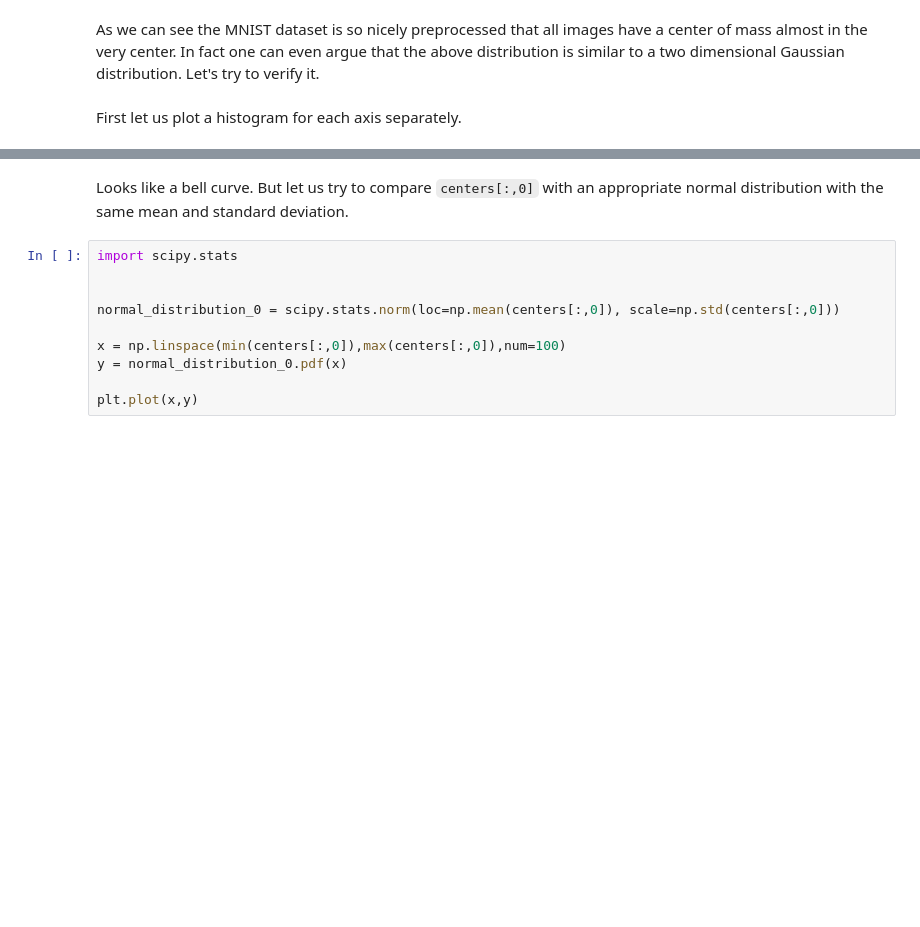
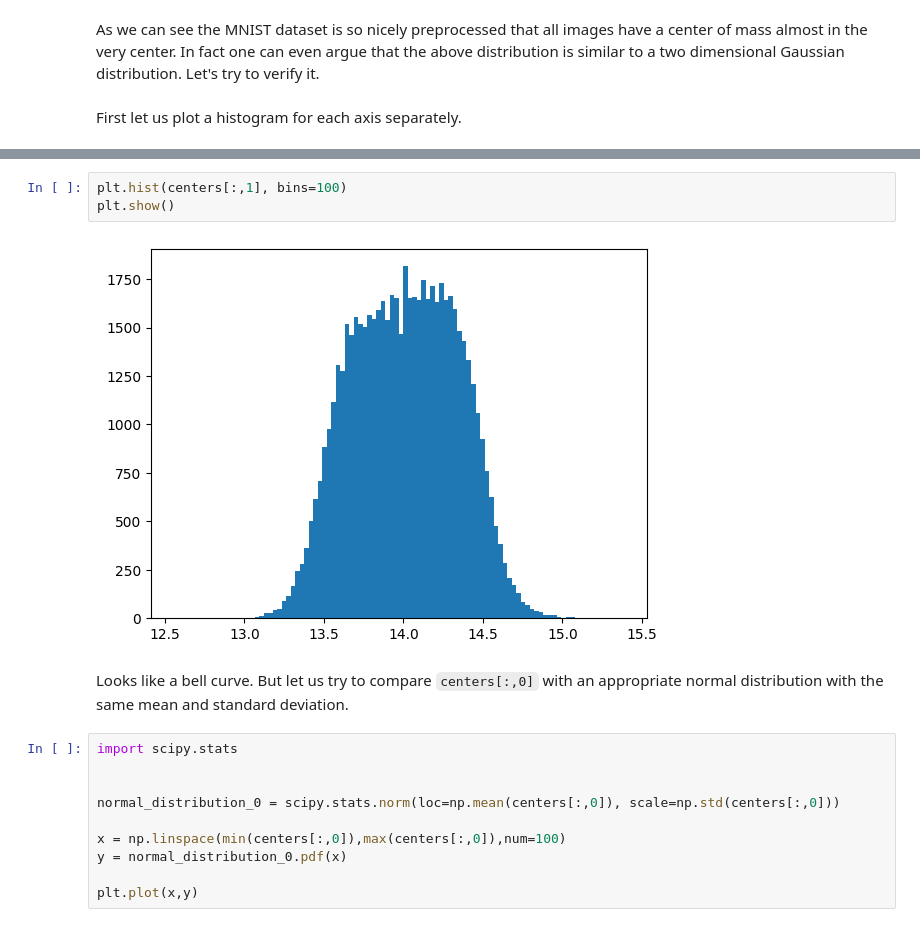
Before and after one commit to dmika1234/ml_uwr_22, a Jupyter notebook: Assignments/Assignment2.ipynb, the cells around one changed output, grey strips where cells are left out. Drawn from its saved outputs; the diff is of its cells as text; blank space fills up the shorter version.

```diff
--- a/Assignments/Assignment2.ipynb
+++ b/Assignments/Assignment2.ipynb
@@ -146,3 +142,8 @@ First let us plot a histogram for each axis separately.
+# %%
+plt.hist(centers[:,1], bins=100)
+plt.show()
+# %% [output]
+[figure, added]
 # %% [markdown]
 Looks like a bell curve. But let us try to compare `centers[:,0]` with an appropriate normal distribution with the same mean and standard deviation.
 # %%
```
Also changed, not shown: parts of 13 cells of this notebook.
